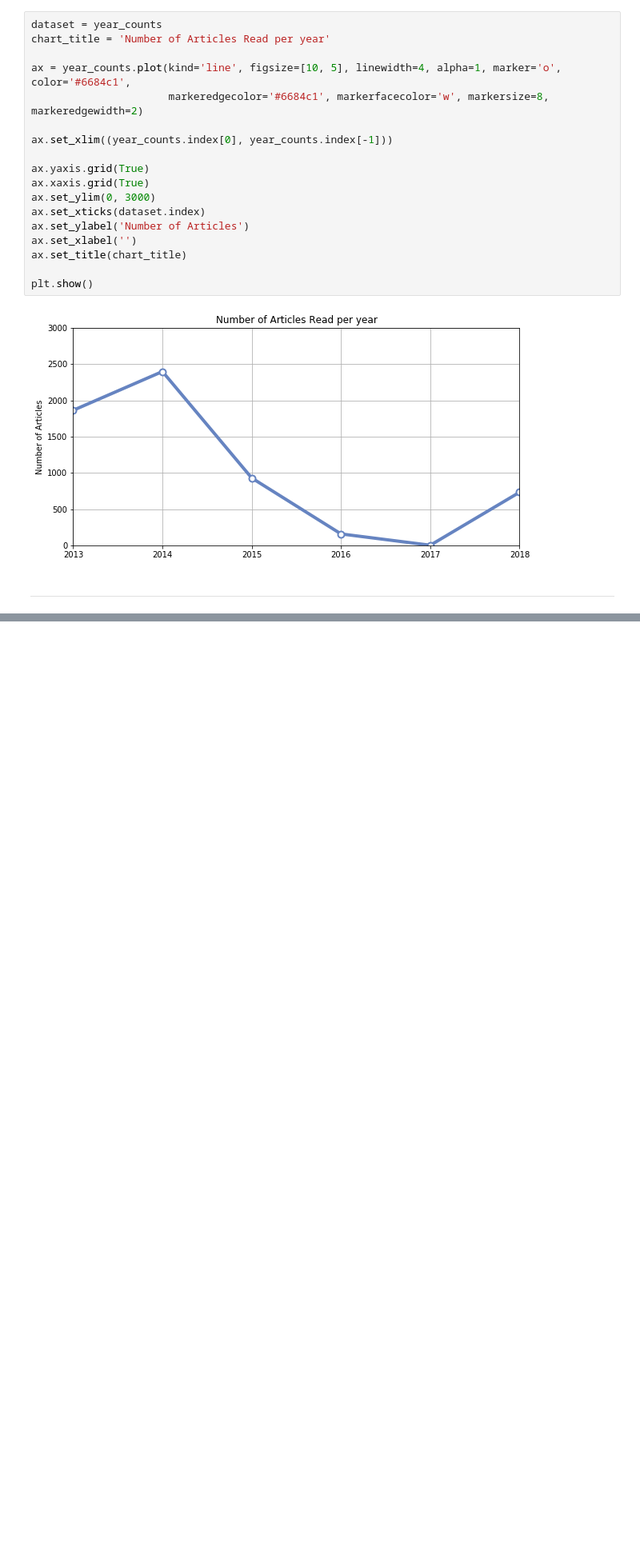
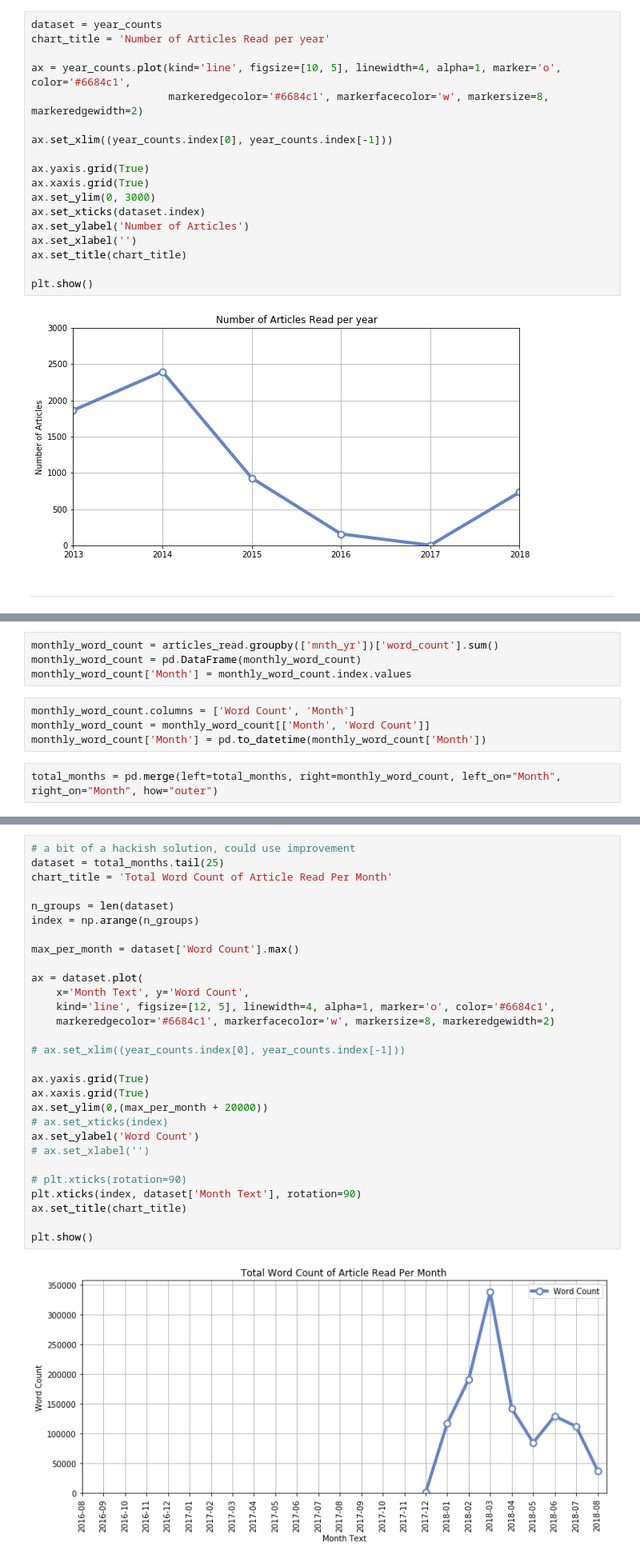
Before and after one commit to markwk/qs_ledger, a Jupyter notebook: pocket/pocket_data_analysis.ipynb, the cells around one changed output, grey strips where cells are left out. Shown: that part at 80% size. Saved outputs shown, nothing was run; the diff lists cells and outputs as text; blank space fills up the shorter version.

```diff
--- a/pocket/pocket_data_analysis.ipynb
+++ b/pocket/pocket_data_analysis.ipynb
@@ -248,0 +311,10 @@ plt.show()
+# %%
+monthly_word_count = articles_read.groupby(['mnth_yr'])['word_count'].sum()
+monthly_word_count = pd.DataFrame(monthly_word_count)
+monthly_word_count['Month'] = monthly_word_count.index.values
+# %%
+monthly_word_count.columns = ['Word Count', 'Month']
+monthly_word_count = monthly_word_count[['Month', 'Word Count']]
+monthly_word_count['Month'] = pd.to_datetime(monthly_word_count['Month'])
+# %%
+total_months = pd.merge(left=total_months, right=monthly_word_count, left_on="Month", right_on="Month", how="outer")
@@ -248,0 +338,31 @@ plt.show()
+# %%
+# a bit of a hackish solution, could use improvement
+dataset = total_months.tail(25)
+chart_title = 'Total Word Count of Article Read Per Month'
+
+n_groups = len(dataset)
+index = np.arange(n_groups)
+
+max_per_month = dataset['Word Count'].max()
+
+ax = dataset.plot(
+    x='Month Text', y='Word Count',
+    kind='line', figsize=[12, 5], linewidth=4, alpha=1, marker='o', color='#6684c1',
+    markeredgecolor='#6684c1', markerfacecolor='w', markersize=8, markeredgewidth=2)
+
+# ax.set_xlim((year_counts.index[0], year_counts.index[-1]))
+
+ax.yaxis.grid(True)
+ax.xaxis.grid(True)
+ax.set_ylim(0,(max_per_month + 20000))
+# ax.set_xticks(index)
+ax.set_ylabel('Word Count')
+# ax.set_xlabel('')
+
+# plt.xticks(rotation=90)
+plt.xticks(index, dataset['Month Text'], rotation=90)
+ax.set_title(chart_title)
+
+plt.show()
+# %% [output]
+[figure, added]
```
Also changed, not shown: parts of 39 cells of this notebook.
